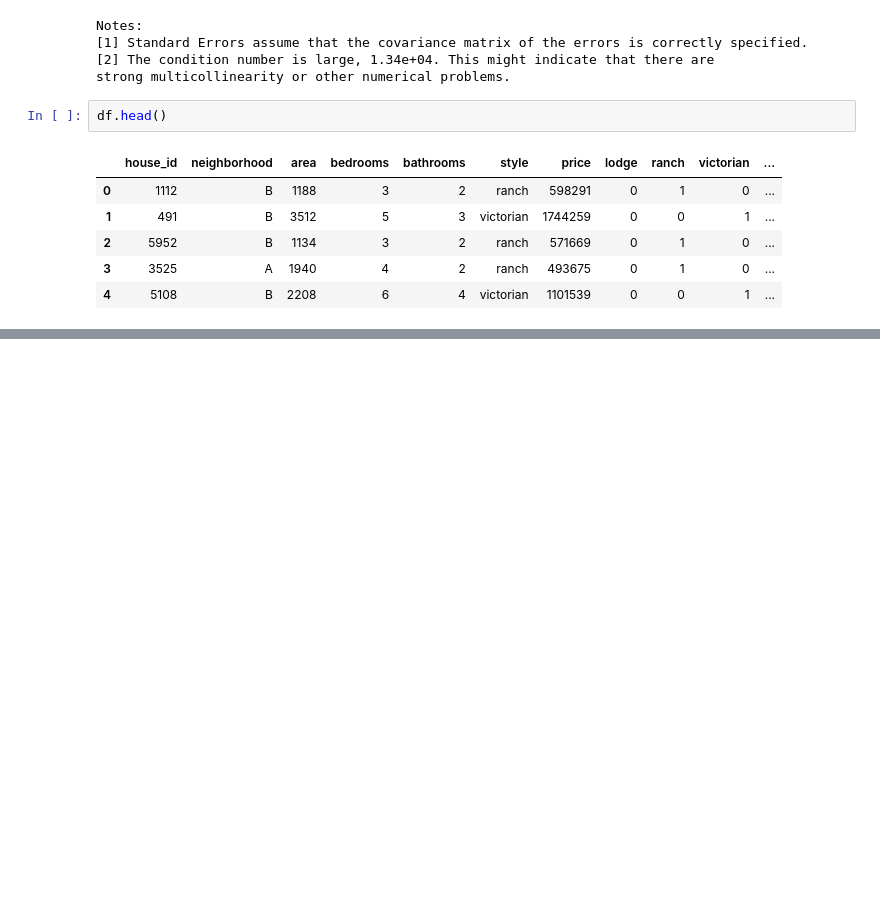
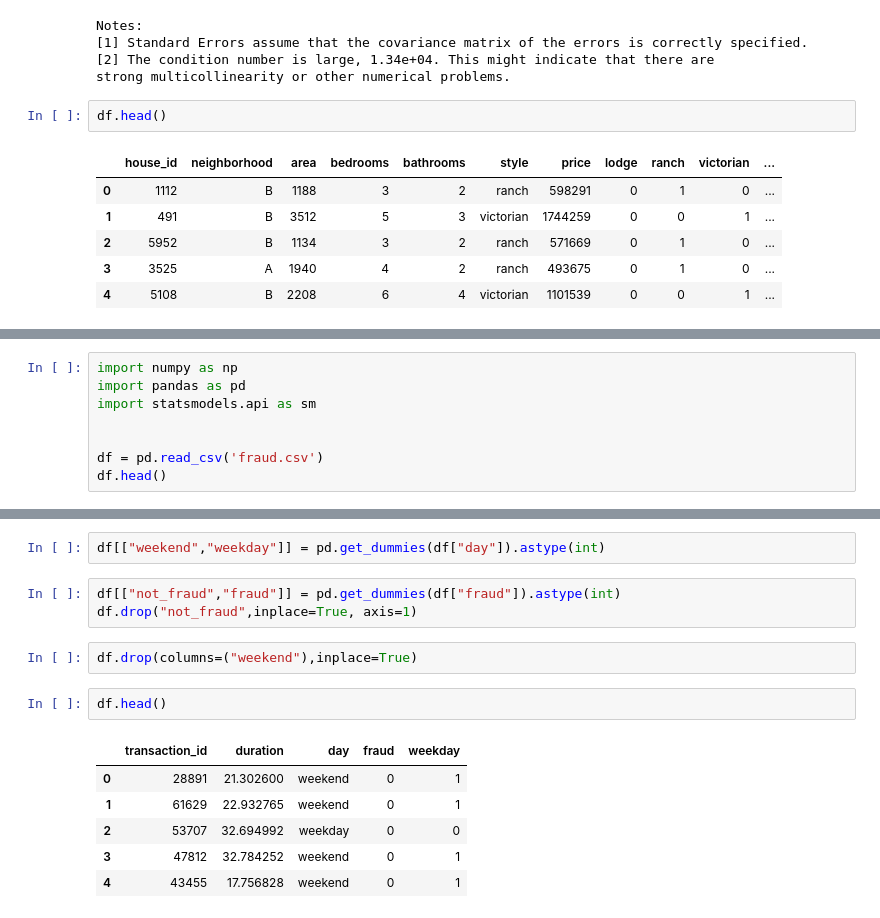
Before and after one commit to slimseidl/DataScience, a Jupyter notebook: Regression/Regression.ipynb, the cells around one changed output, grey strips where cells are left out. Saved outputs shown, nothing was run; the diff lists cells and outputs as text; blank space fills up the shorter version.

```diff
--- a/Regression/Regression.ipynb
+++ b/Regression/Regression.ipynb
@@ -368,0 +371,8 @@ df.head()
+# %%
+import numpy as np
+import pandas as pd
+import statsmodels.api as sm
+
+
+df = pd.read_csv('fraud.csv')
+df.head()
@@ -368,0 +386,16 @@ df.head()
+# %%
+df[["weekend","weekday"]] = pd.get_dummies(df["day"]).astype(int)
+# %%
+df[["not_fraud","fraud"]] = pd.get_dummies(df["fraud"]).astype(int)
+df.drop("not_fraud",inplace=True, axis=1)
+# %%
+df.drop(columns=("weekend"),inplace=True)
+# %%
+df.head()
+# %% [output]
+|  | transaction_id | duration | day | fraud | weekday |
+| 0 | 28891 | 21.302600 | weekend | 0 | 1 |
+| 1 | 61629 | 22.932765 | weekend | 0 | 1 |
+| 2 | 53707 | 32.694992 | weekday | 0 | 0 |
+| 3 | 47812 | 32.784252 | weekend | 0 | 1 |
+| 4 | 43455 | 17.756828 | weekend | 0 | 1 |
```
Also changed, not shown: parts of 11 cells of this notebook, 2 other files.
